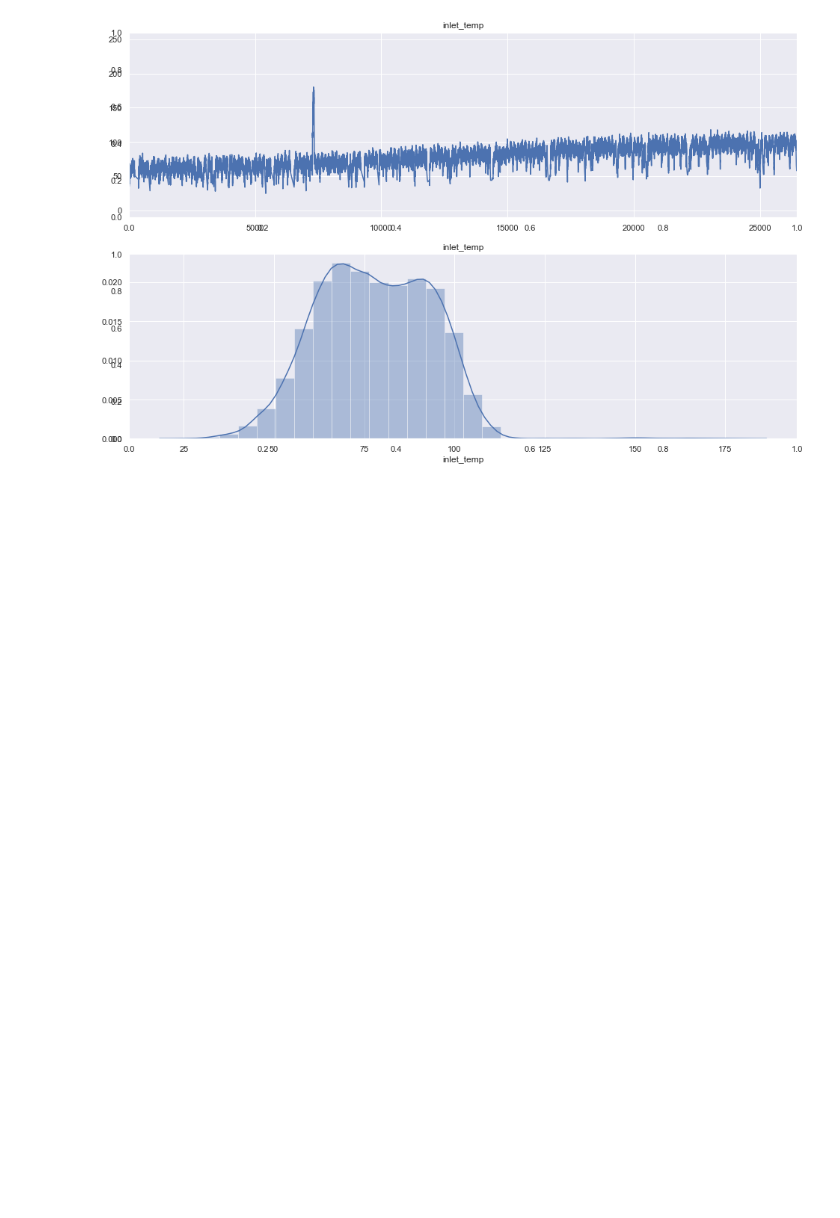
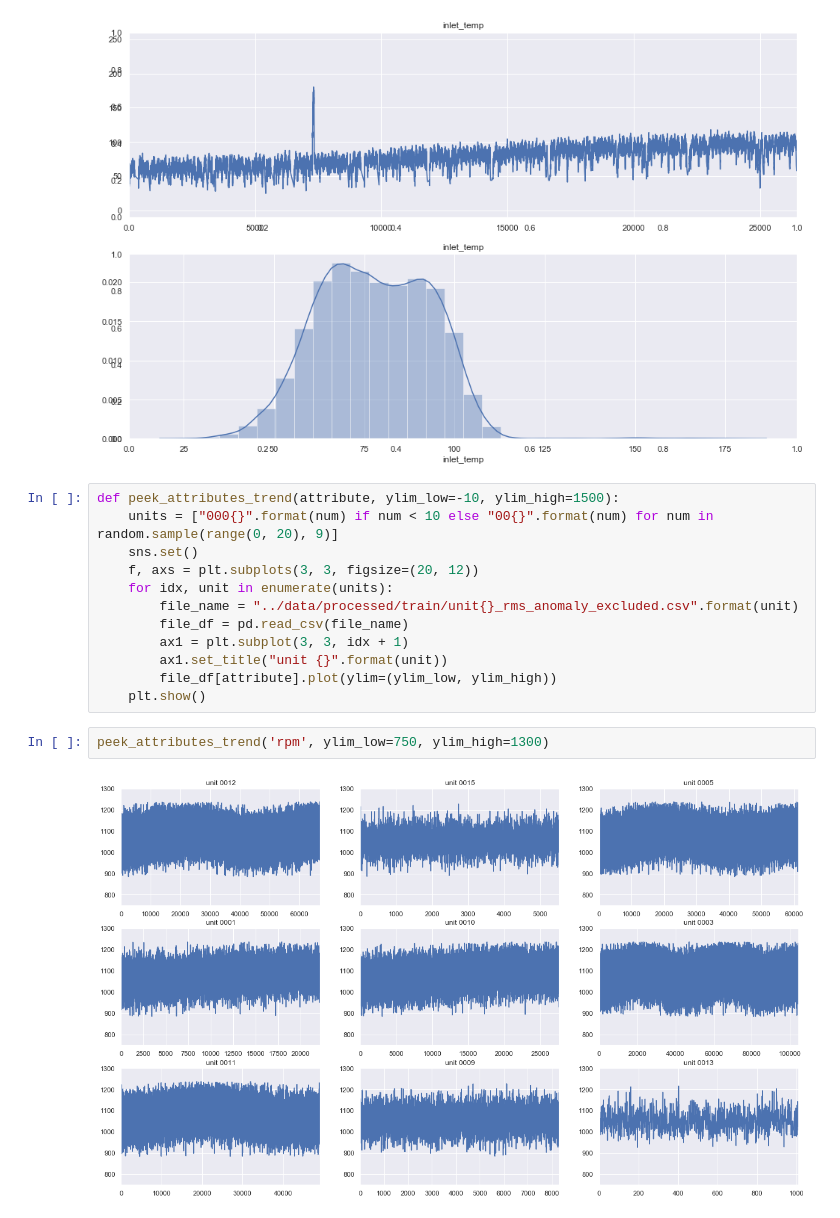
Before and after one commit to telenovelachuan/predictive_widget_maintenance, a Jupyter notebook: notebooks/anomaly detection.ipynb, the cells around one changed output. Saved outputs shown, nothing was run; the diff lists cells and outputs as text; blank space fills up the shorter version.

Commit message:
polishing anomaly detection/feature visualization

```diff
--- a/notebooks/anomaly detection.ipynb
+++ b/notebooks/anomaly detection.ipynb
@@ -184,3 +184,19 @@ plot_features_in_df(df_by_IF)
 [figure]
 [figure]
 [figure]
+# %%
+def peek_attributes_trend(attribute, ylim_low=-10, ylim_high=1500):
+    units = ["000{}".format(num) if num < 10 else "00{}".format(num) for num in random.sample(range(0, 20), 9)]
+    sns.set()
+    f, axs = plt.subplots(3, 3, figsize=(20, 12))
+    for idx, unit in enumerate(units):
+        file_name = "../data/processed/train/unit{}_rms_anomaly_excluded.csv".format(unit)
+        file_df = pd.read_csv(file_name)
+        ax1 = plt.subplot(3, 3, idx + 1)
+        ax1.set_title("unit {}".format(unit))
+        file_df[attribute].plot(ylim=(ylim_low, ylim_high))
+    plt.show()
+# %%
+peek_attributes_trend('rpm', ylim_low=750, ylim_high=1300)
+# %% [output]
+[figure, added]
```
Also changed, not shown: 3 other files.
